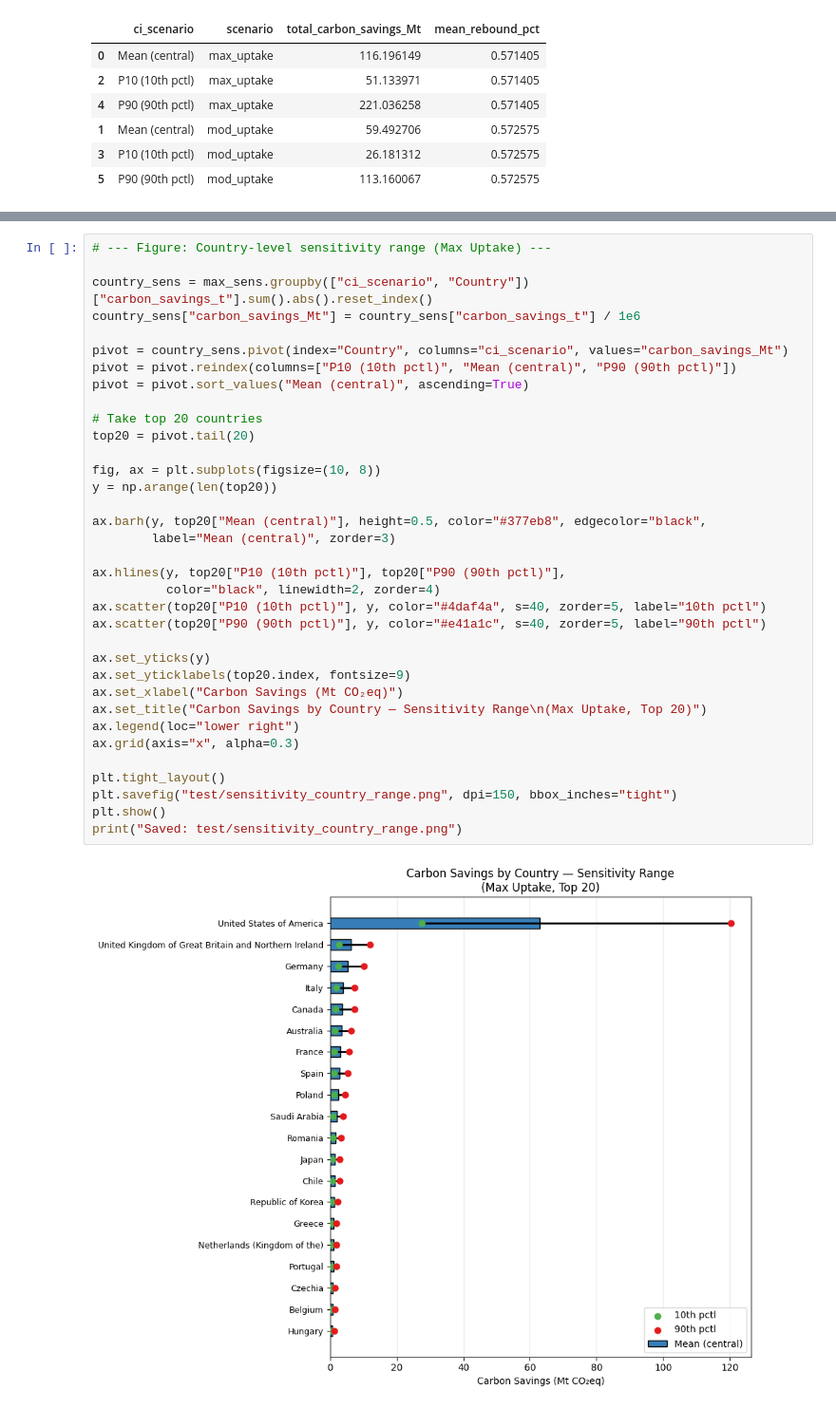
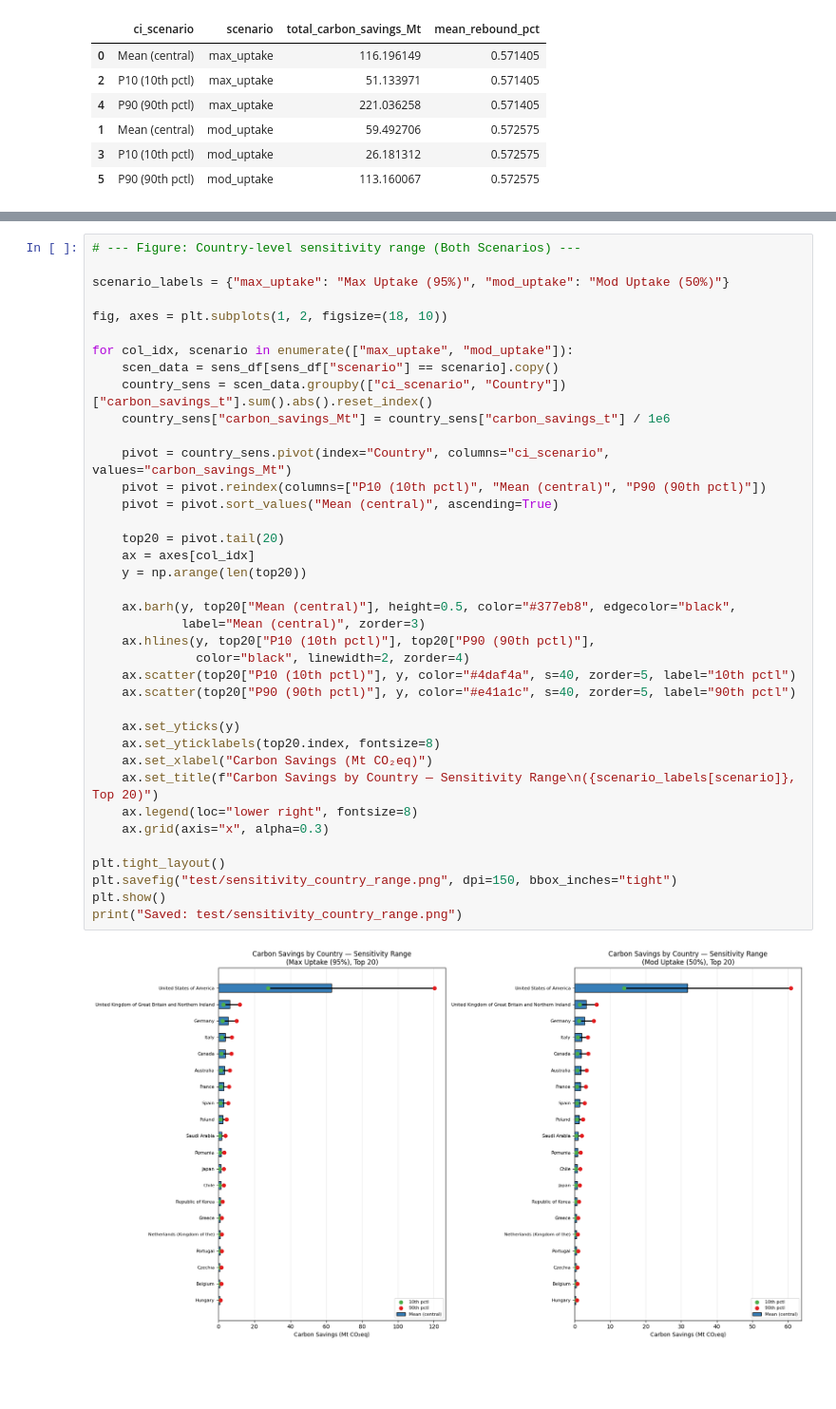
Before and after one commit to Chen2939/semaglutide, a Jupyter notebook: Price rebound model.ipynb, the cells around one changed output, grey strips where cells are left out. Shown at 95% size. Drawn from its saved outputs; the diff is of its cells as text; blank space fills up the shorter version.

```diff
--- a/Price rebound model.ipynb
+++ b/Price rebound model.ipynb
@@ -449,39 +453,42 @@ print("Saved: test/sensitivity_ci_scenarios.png")
 Saved: test/sensitivity_ci_scenarios.png
 # %%
-# --- Figure: Country-level sensitivity range (Max Uptake) ---
+# --- Figure: Country-level sensitivity range (Both Scenarios) ---
 
-country_sens = max_sens.groupby(["ci_scenario", "Country"])["carbon_savings_t"].sum().abs().reset_index()
-country_sens["carbon_savings_Mt"] = country_sens["carbon_savings_t"] / 1e6
+scenario_labels = {"max_uptake": "Max Uptake (95%)", "mod_uptake": "Mod Uptake (50%)"}
 
-pivot = country_sens.pivot(index="Country", columns="ci_scenario", values="carbon_savings_Mt")
-pivot = pivot.reindex(columns=["P10 (10th pctl)", "Mean (central)", "P90 (90th pctl)"])
-pivot = pivot.sort_values("Mean (central)", ascending=True)
+fig, axes = plt.subplots(1, 2, figsize=(18, 10))
 
-# Take top 20 countries
-top20 = pivot.tail(20)
+for col_idx, scenario in enumerate(["max_uptake", "mod_uptake"]):
+    scen_data = sens_df[sens_df["scenario"] == scenario].copy()
+    country_sens = scen_data.groupby(["ci_scenario", "Country"])["carbon_savings_t"].sum().abs().reset_index()
+    country_sens["carbon_savings_Mt"] = country_sens["carbon_savings_t"] / 1e6
 
-fig, ax = plt.subplots(figsize=(10, 8))
-y = np.arange(len(top20))
+    pivot = country_sens.pivot(index="Country", columns="ci_scenario", values="carbon_savings_Mt")
+    pivot = pivot.reindex(columns=["P10 (10th pctl)", "Mean (central)", "P90 (90th pctl)"])
+    pivot = pivot.sort_values("Mean (central)", ascending=True)
 
-ax.barh(y, top20["Mean (central)"], height=0.5, color="#377eb8", edgecolor="black",
-        label="Mean (central)", zorder=3)
+    top20 = pivot.tail(20)
+    ax = axes[col_idx]
+    y = np.arange(len(top20))
 
-ax.hlines(y, top20["P10 (10th pctl)"], top20["P90 (90th pctl)"],
-          color="black", linewidth=2, zorder=4)
-ax.scatter(top20["P10 (10th pctl)"], y, color="#4daf4a", s=40, zorder=5, label="10th pctl")
-ax.scatter(top20["P90 (90th pctl)"], y, color="#e41a1c", s=40, zorder=5, label="90th pctl")
+    ax.barh(y, top20["Mean (central)"], height=0.5, color="#377eb8", edgecolor="black",
+            label="Mean (central)", zorder=3)
+    ax.hlines(y, top20["P10 (10th pctl)"], top20["P90 (90th pctl)"],
+              color="black", linewidth=2, zorder=4)
+    ax.scatter(top20["P10 (10th pctl)"], y, color="#4daf4a", s=40, zorder=5, label="10th pctl")
+    ax.scatter(top20["P90 (90th pctl)"], y, color="#e41a1c", s=40, zorder=5, label="90th pctl")
 
-ax.set_yticks(y)
-ax.set_yticklabels(top20.index, fontsize=9)
-ax.set_xlabel("Carbon Savings (Mt CO₂eq)")
-ax.set_title("Carbon Savings by Country — Sensitivity Range\n(Max Uptake, Top 20)")
-ax.legend(loc="lower right")
-ax.grid(axis="x", alpha=0.3)
+    ax.set_yticks(y)
+    ax.set_yticklabels(top20.index, fontsize=8)
+    ax.set_xlabel("Carbon Savings (Mt CO₂eq)")
+    ax.set_title(f"Carbon Savings by Country — Sensitivity Range\n({scenario_labels[scenario]}, Top 20)")
+    ax.legend(loc="lower right", fontsize=8)
+    ax.grid(axis="x", alpha=0.3)
 
 plt.tight_layout()
 plt.savefig("test/sensitivity_country_range.png", dpi=150, bbox_inches="tight")
 plt.show()
 print("Saved: test/sensitivity_country_range.png")
 # %% [output]
-[figure, old version]
+[figure, new version]
 Saved: test/sensitivity_country_range.png
```
Also changed, not shown: parts of 1 cell of this notebook, 3 other files.
